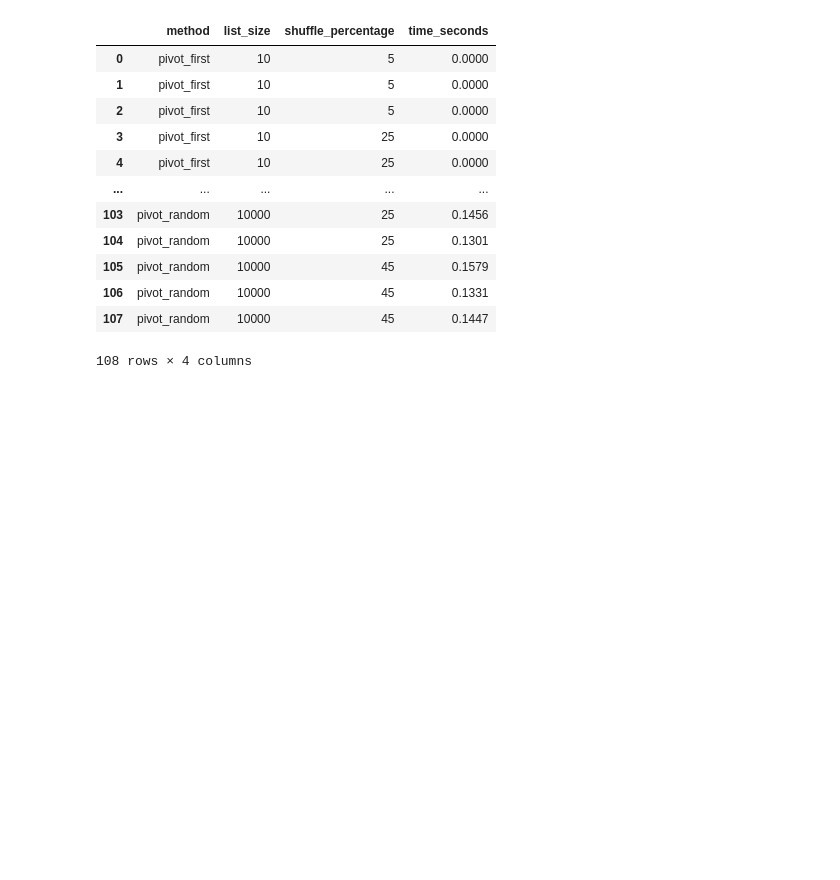
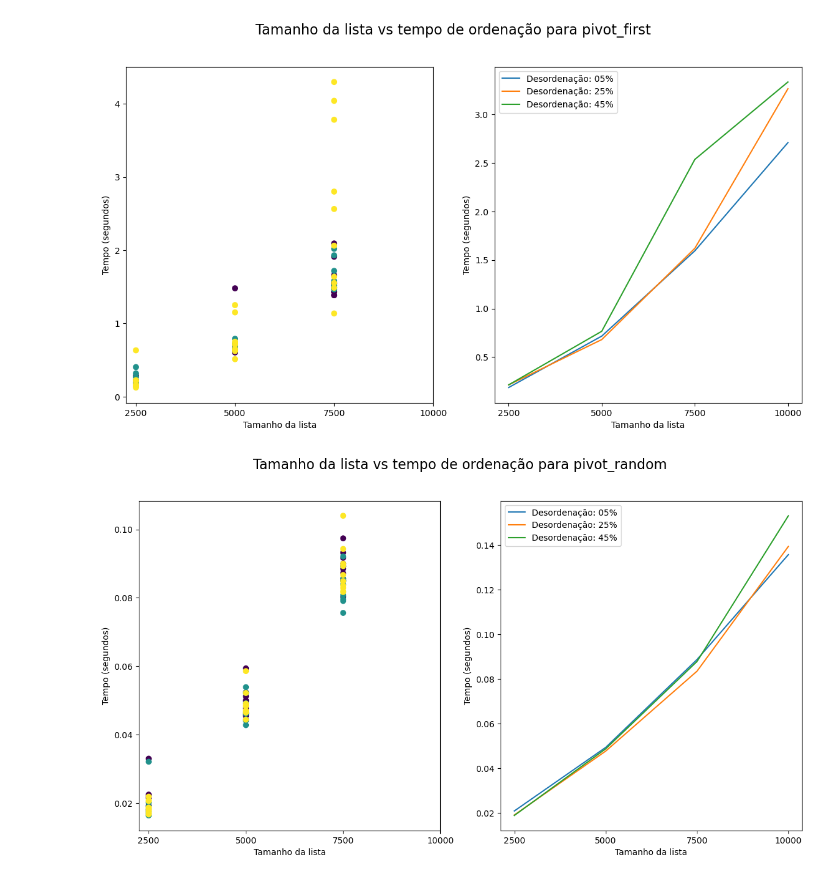
Before and after one commit to antoniomarcossouza/APA, a Jupyter notebook: EDA.ipynb, the cells around one changed output. Drawn from its saved outputs; the diff is of its cells as text; code cells hidden in the pictures; blank space fills up the shorter version.

```diff
--- a/EDA.ipynb
+++ b/EDA.ipynb
@@ -3,18 +5,50 @@ import pandas as pd
-# %%
-df = pd.read_csv('./results.csv')
-# %%
-display(df)
-# %% [output]
-|  | method | list_size | shuffle_percentage | time_seconds |
-| 0 | pivot_first | 10 | 5 | 0.0000 |
-| 1 | pivot_first | 10 | 5 | 0.0000 |
-| 2 | pivot_first | 10 | 5 | 0.0000 |
-| 3 | pivot_first | 10 | 25 | 0.0000 |
-| 4 | pivot_first | 10 | 25 | 0.0000 |
-| ... | ... | ... | ... | ... |
-| 103 | pivot_random | 10000 | 25 | 0.1456 |
-| 104 | pivot_random | 10000 | 25 | 0.1301 |
-| 105 | pivot_random | 10000 | 45 | 0.1579 |
-| 106 | pivot_random | 10000 | 45 | 0.1331 |
-| 107 | pivot_random | 10000 | 45 | 0.1447 |
-108 rows × 4 columns
+# %%
+data_dir = glob.glob("./data/*.csv")
+
+dfs = []
+
+for file in data_dir:
+    df = pd.read_csv(file)
+    df["time_minutes"] = df["time_seconds"] / 60
+    dfs.append(df)
+# %%
+for df in dfs:
+    tempo_medio = (
+        df.groupby(["method", "list_size", "shuffle_percentage"])["time_seconds"]
+        .mean()
+        .reset_index()
+    )
+    list_sizes = tempo_medio["list_size"].unique()
+    shuffle_percentages = tempo_medio["shuffle_percentage"].unique()
+
+    figure, axis = plt.subplots(1, 2, figsize=(14, 7))
+
+    for list_size, percentage in zip(list_sizes, shuffle_percentages):
+        subset_size = df[df["list_size"] == list_size]
+        subset_shuffle = tempo_medio[tempo_medio["shuffle_percentage"] == percentage]
+        axis[0].scatter(
+            x=subset_size["list_size"],
+            y=subset_size["time_seconds"],
+            c=subset_size["shuffle_percentage"],
+        )
+        axis[0].set_xlabel("Tamanho da lista")
+        axis[0].set_ylabel("Tempo (segundos)")
+        axis[0].set_xticks(tempo_medio["list_size"].unique())
+
+        axis[1].plot(
+            subset_shuffle["list_size"].values,
+            subset_shuffle["time_seconds"].values,
+            label=f"Desordenação: {percentage:02}%",
+        )
+        axis[1].set_xlabel("Tamanho da lista")
+        axis[1].set_ylabel("Tempo (segundos)")
+        axis[1].set_xticks(tempo_medio["list_size"].unique())
+
+    plt.suptitle(
+        t=f"Tamanho da lista vs tempo de ordenação para {df['method'][0]}", fontsize=16
+    )
+    plt.legend()
+    plt.show()
+# %% [output]
+[figure, added]
+[figure, added]
```
Also changed, not shown: parts of 2 cells of this notebook.
